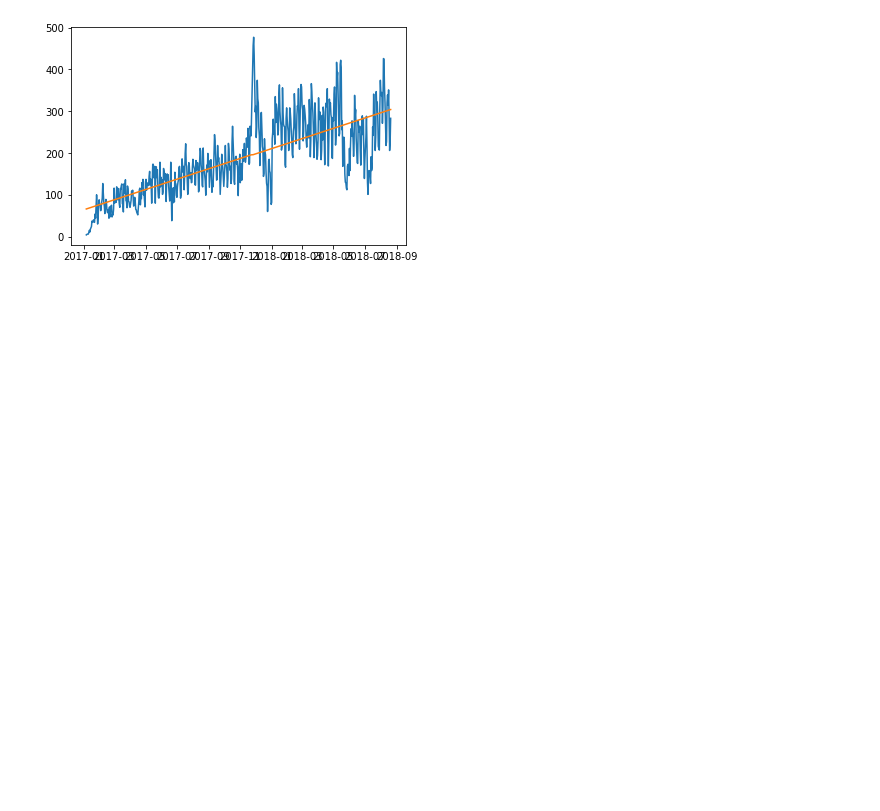
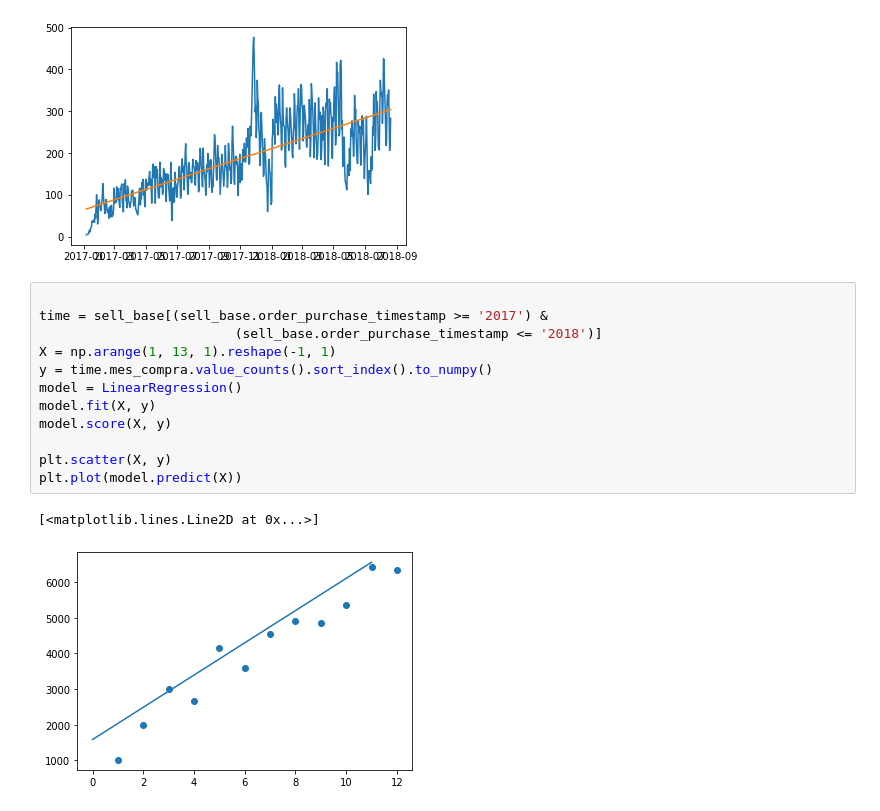
Before and after one commit to KevBoyz/Learning-Python3, a Jupyter notebook: Science/-projects/01/Notebook.ipynb, the cells around one changed output. Saved outputs shown, nothing was run; the diff lists cells and outputs as text; blank space fills up the shorter version.

```diff
--- a/Science/-projects/01/Notebook.ipynb
+++ b/Science/-projects/01/Notebook.ipynb
@@ -236,3 +236,18 @@ plt.plot(sell_base.order_purchase_timestamp.drop_duplicates().sort_values().to_n
 plt.show()
 # %% [output]
 [figure]
+# %%
+
+time = sell_base[(sell_base.order_purchase_timestamp >= '2017') &
+                         (sell_base.order_purchase_timestamp <= '2018')]
+X = np.arange(1, 13, 1).reshape(-1, 1)
+y = time.mes_compra.value_counts().sort_index().to_numpy()
+model = LinearRegression()
+model.fit(X, y)
+model.score(X, y)
+
+plt.scatter(X, y)
+plt.plot(model.predict(X))
+# %% [output]
+[<matplotlib.lines.Line2D at 0x...>]
+[figure, added]
```
Also changed, not shown: 2 other files.
